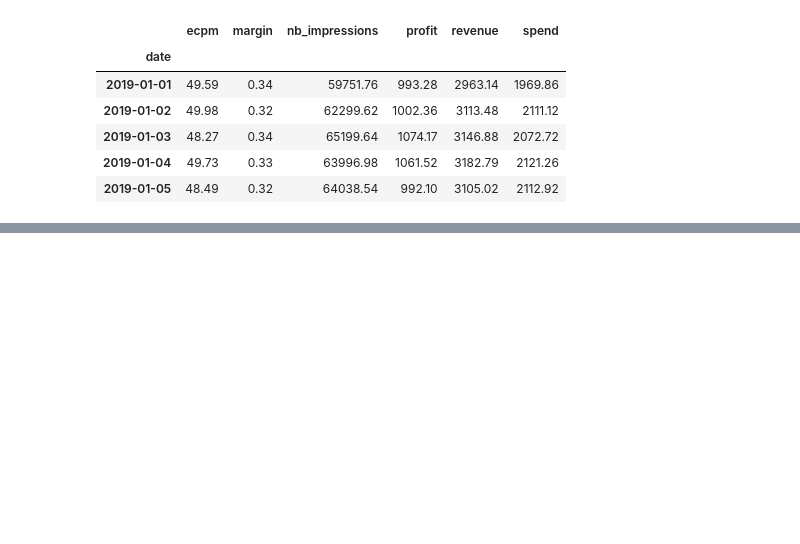
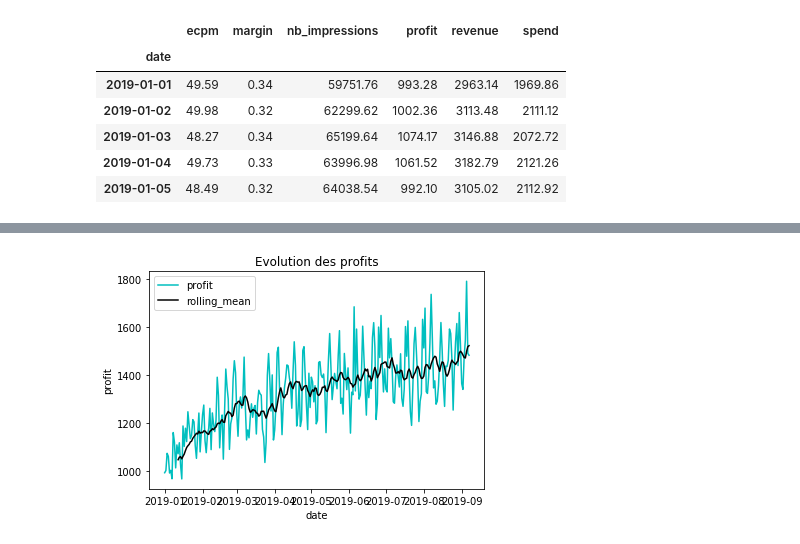
Before and after one commit to architgarg1515/madbox, a Jupyter notebook: madbox_test.ipynb, the cells around one changed output, grey strips where cells are left out. Saved outputs shown, nothing was run; the diff lists cells and outputs as text; code cells hidden in the pictures; blank space fills up the shorter version.

```diff
--- a/madbox_test.ipynb
+++ b/madbox_test.ipynb
@@ -65,0 +102,12 @@ array([[ 1.        ,  0.97703771],
+# %%
+plt.plot(df.index, df.profit, 'c', label = 'profit')
+plt.plot(rolling_mean.profit, 'black', label = 'rolling_mean')
+
+plt.title("Evolution des profits")
+plt.legend()
+plt.xlabel("date")
+plt.ylabel("profit")
+
+plt.show()
+# %% [output]
+[figure, added]
```
Also changed, not shown: parts of 19 cells of this notebook.
